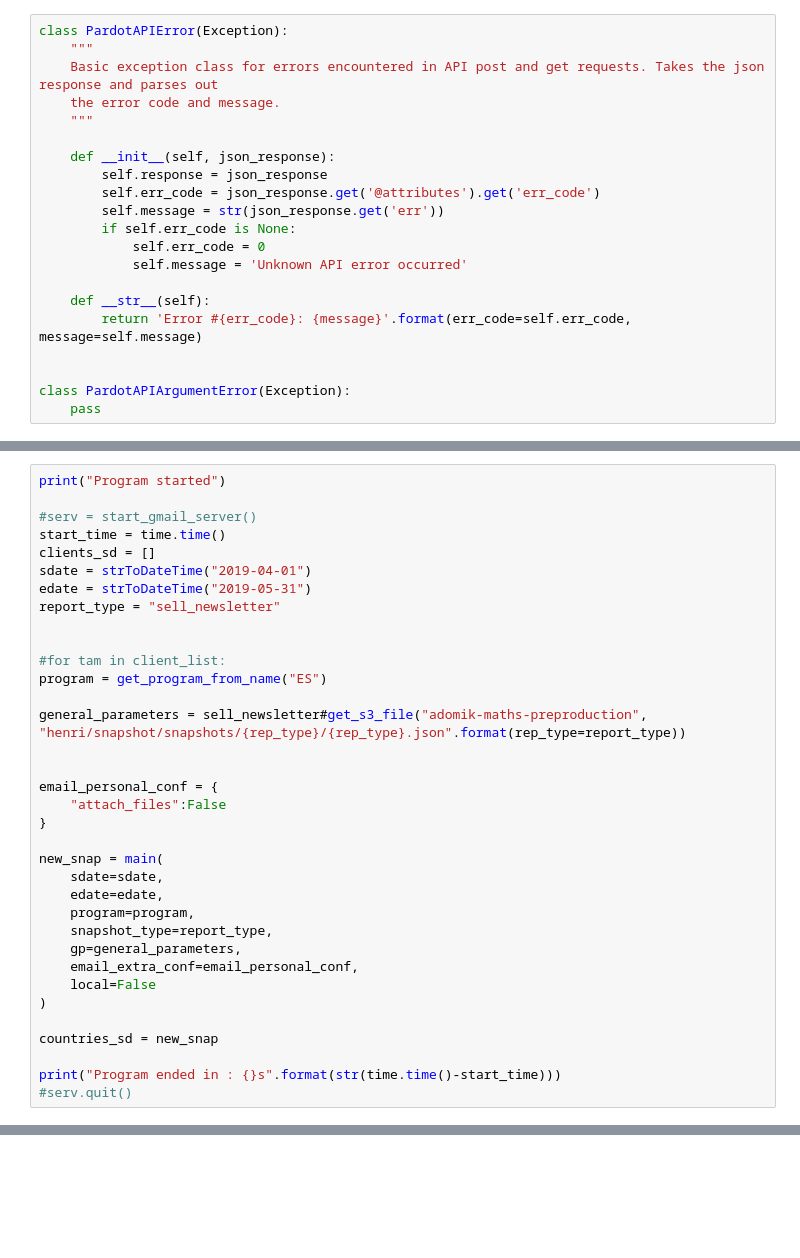
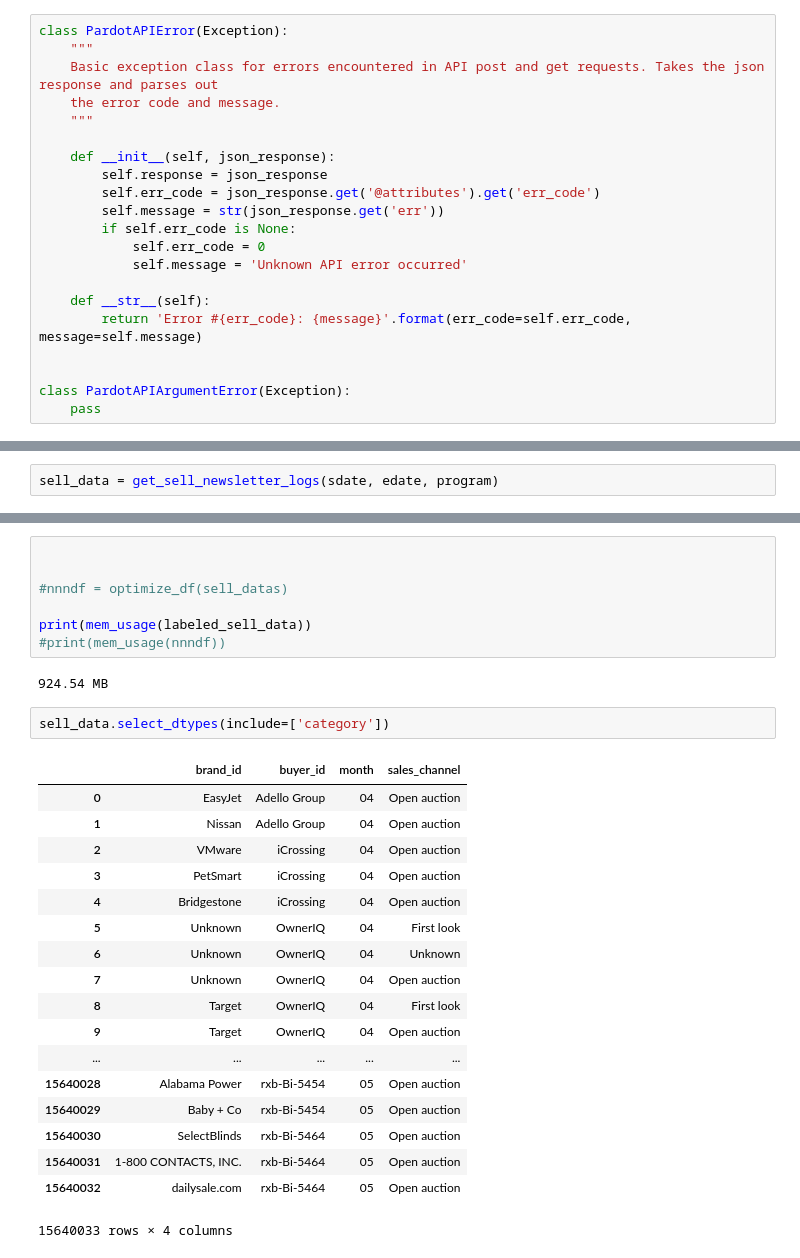
Before and after one commit to HenriChabert/snapshot, a Jupyter notebook: snapshot_v6.ipynb, the cells around one changed output, grey strips where cells are left out. Cells and saved outputs as stored; diff of their text form; blank space fills up the shorter version.

```diff
--- a/snapshot_v6.ipynb
+++ b/snapshot_v6.ipynb
@@ -3227,35 +2760,0 @@ NameError: ignored
-# %%
-print("Program started")
-
-#serv = start_gmail_server()
-start_time = time.time()
-clients_sd = []
-sdate = strToDateTime("2019-04-01")
-edate = strToDateTime("2019-05-31")
-report_type = "sell_newsletter"
-
-
-#for tam in client_list:
-program = get_program_from_name("ES")
-
-general_parameters = sell_newsletter#get_s3_file("adomik-maths-preproduction", "henri/snapshot/snapshots/{rep_type}/{rep_type}.json".format(rep_type=report_type))
-
-
-email_personal_conf = {
-    "attach_files":False
-}
-
-new_snap = main(
-    sdate=sdate,
-    edate=edate,
-    program=program,
-    snapshot_type=report_type,
-    gp=general_parameters,
-    email_extra_conf=email_personal_conf,
-    local=False
-)
-
-countries_sd = new_snap
-
-print("Program ended in : {}s".format(str(time.time()-start_time)))
-#serv.quit()
@@ -3922,0 +2963,2 @@ pd_read_s3_parquet("data-pipeline-outputs/tmp/Daily/UNF/129/16/2019/04/29/market
+# %%
+sell_data = get_sell_newsletter_logs(sdate, edate, program)
@@ -3922,0 +2997,30 @@ pd_read_s3_parquet("data-pipeline-outputs/tmp/Daily/UNF/129/16/2019/04/29/market
+# %%
+
+
+#nnndf = optimize_df(sell_datas)
+
+print(mem_usage(labeled_sell_data))
+#print(mem_usage(nnndf))
+# %% [output]
+924.54 MB
+# %%
+sell_data.select_dtypes(include=['category'])
+# %% [output]
+|  | brand_id | buyer_id | month | sales_channel |
+| 0 | EasyJet | Adello Group | 04 | Open auction |
+| 1 | Nissan | Adello Group | 04 | Open auction |
+| 2 | VMware | iCrossing | 04 | Open auction |
+| 3 | PetSmart | iCrossing | 04 | Open auction |
+| 4 | Bridgestone | iCrossing | 04 | Open auction |
+| 5 | Unknown | OwnerIQ | 04 | First look |
+| 6 | Unknown | OwnerIQ | 04 | Unknown |
+| 7 | Unknown | OwnerIQ | 04 | Open auction |
+| 8 | Target | OwnerIQ | 04 | First look |
+| 9 | Target | OwnerIQ | 04 | Open auction |
+| ... | ... | ... | ... | ... |
+| 15640028 | Alabama Power | rxb-Bi-5454 | 05 | Open auction |
+| 15640029 | Baby + Co | rxb-Bi-5454 | 05 | Open auction |
+| 15640030 | SelectBlinds | rxb-Bi-5464 | 05 | Open auction |
+| 15640031 | 1-800 CONTACTS, INC. | rxb-Bi-5464 | 05 | Open auction |
+| 15640032 | dailysale.com | rxb-Bi-5464 | 05 | Open auction |
+15640033 rows × 4 columns
```
Also changed, not shown: parts of 89 cells of this notebook.
